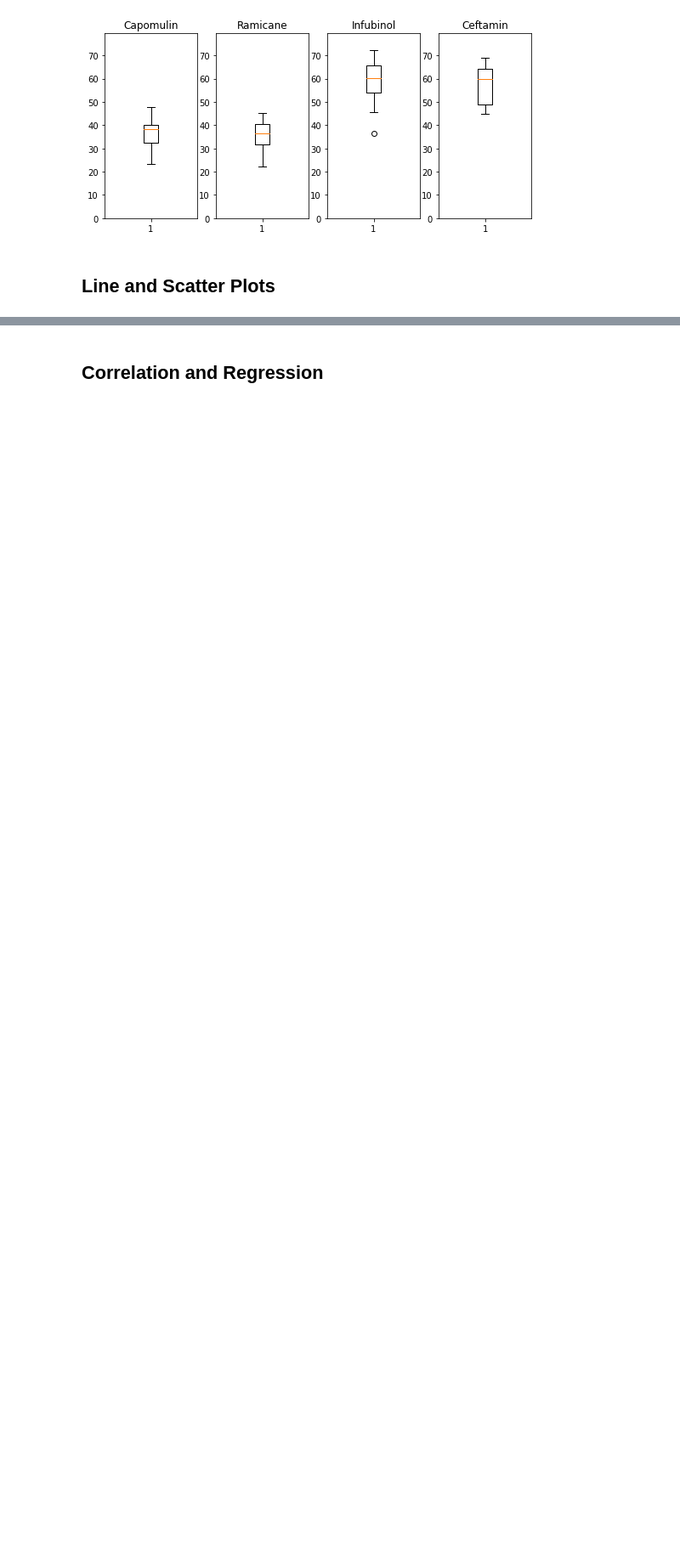
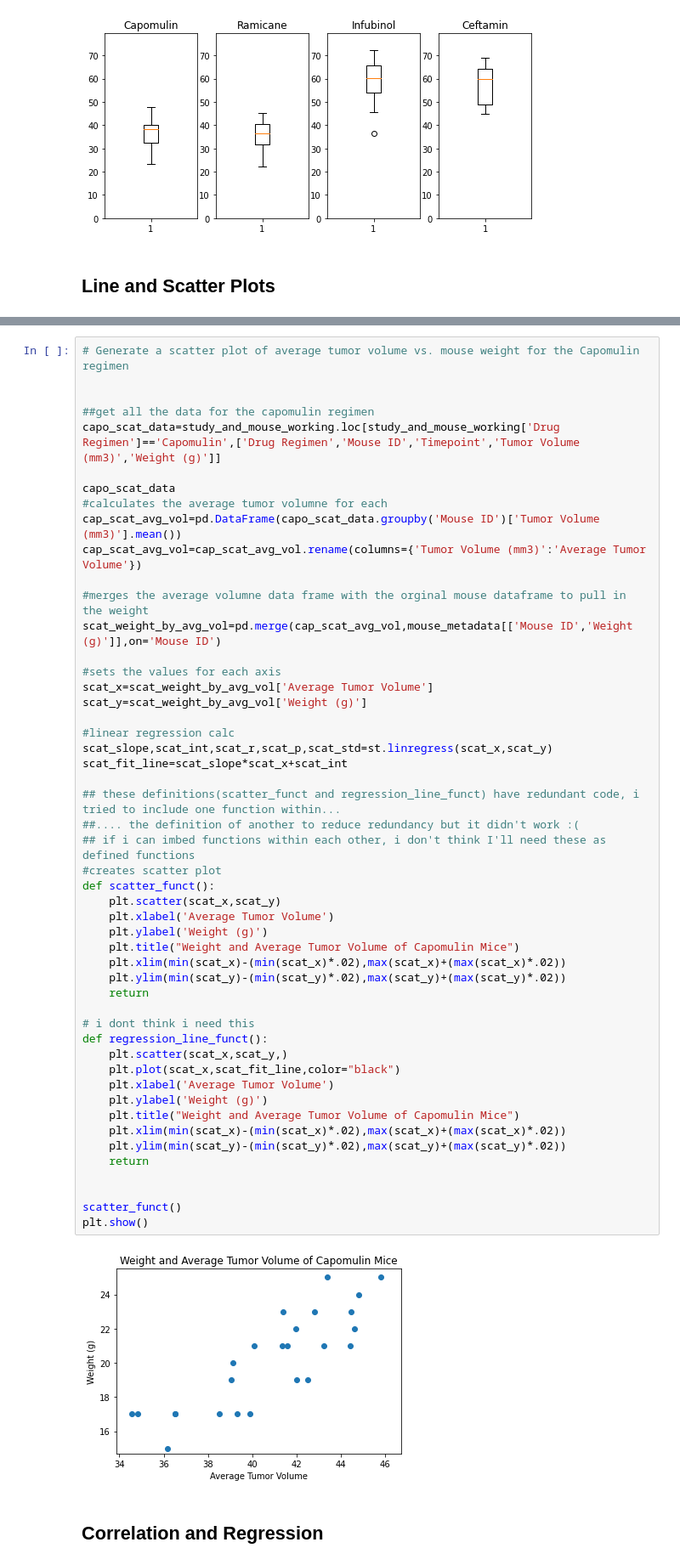
Before and after one commit to travisb98/Plotting_Pharmaceutical_Data, a Jupyter notebook: Pymaceuticals/pymaceuticals_starter.ipynb, the cells around one changed output, grey strips where cells are left out. Shown: that part at 85% size. Saved outputs shown, nothing was run; the diff lists cells and outputs as text; blank space fills up the shorter version.

Commit message:
pretty much finished, need to do the write-up and and review the code.

```diff
--- a/Pymaceuticals/pymaceuticals_starter.ipynb
+++ b/Pymaceuticals/pymaceuticals_starter.ipynb
@@ -296,2 +297,54 @@ plt.show()
+# %%
+# Generate a scatter plot of average tumor volume vs. mouse weight for the Capomulin regimen
+
+
+##get all the data for the capomulin regimen
+capo_scat_data=study_and_mouse_working.loc[study_and_mouse_working['Drug Regimen']=='Capomulin',['Drug Regimen','Mouse ID','Timepoint','Tumor Volume (mm3)','Weight (g)']]
+
+capo_scat_data
+#calculates the average tumor volumne for each
+cap_scat_avg_vol=pd.DataFrame(capo_scat_data.groupby('Mouse ID')['Tumor Volume (mm3)'].mean())
+cap_scat_avg_vol=cap_scat_avg_vol.rename(columns={'Tumor Volume (mm3)':'Average Tumor Volume'})
+
+#merges the average volumne data frame with the orginal mouse dataframe to pull in the weight
+scat_weight_by_avg_vol=pd.merge(cap_scat_avg_vol,mouse_metadata[['Mouse ID','Weight (g)']],on='Mouse ID')
+
+#sets the values for each axis
+scat_x=scat_weight_by_avg_vol['Average Tumor Volume']
+scat_y=scat_weight_by_avg_vol['Weight (g)']
+
+#linear regression calc
+scat_slope,scat_int,scat_r,scat_p,scat_std=st.linregress(scat_x,scat_y)
+scat_fit_line=scat_slope*scat_x+scat_int
+
+## these definitions(scatter_funct and regression_line_funct) have redundant code, i tried to include one function within...
+##.... the definition of another to reduce redundancy but it didn't work :(
+## if i can imbed functions within each other, i don't think I'll need these as defined functions
+#creates scatter plot
+def scatter_funct():
+    plt.scatter(scat_x,scat_y)
+    plt.xlabel('Average Tumor Volume')
+    plt.ylabel('Weight (g)')
+    plt.title("Weight and Average Tumor Volume of Capomulin Mice")
+    plt.xlim(min(scat_x)-(min(scat_x)*.02),max(scat_x)+(max(scat_x)*.02))
+    plt.ylim(min(scat_y)-(min(scat_y)*.02),max(scat_y)+(max(scat_y)*.02))
+    return
+
+# i dont think i need this
+def regression_line_funct():
+    plt.scatter(scat_x,scat_y,)
+    plt.plot(scat_x,scat_fit_line,color="black")
+    plt.xlabel('Average Tumor Volume')
+    plt.ylabel('Weight (g)')
+    plt.title("Weight and Average Tumor Volume of Capomulin Mice")
+    plt.xlim(min(scat_x)-(min(scat_x)*.02),max(scat_x)+(max(scat_x)*.02))
+    plt.ylim(min(scat_y)-(min(scat_y)*.02),max(scat_y)+(max(scat_y)*.02))
+    return
+
+
+scatter_funct()
+plt.show()
+# %% [output]
+[figure, added]
 # %% [markdown]
 ## Correlation and Regression
```
Also changed, not shown: parts of 8 cells of this notebook.
